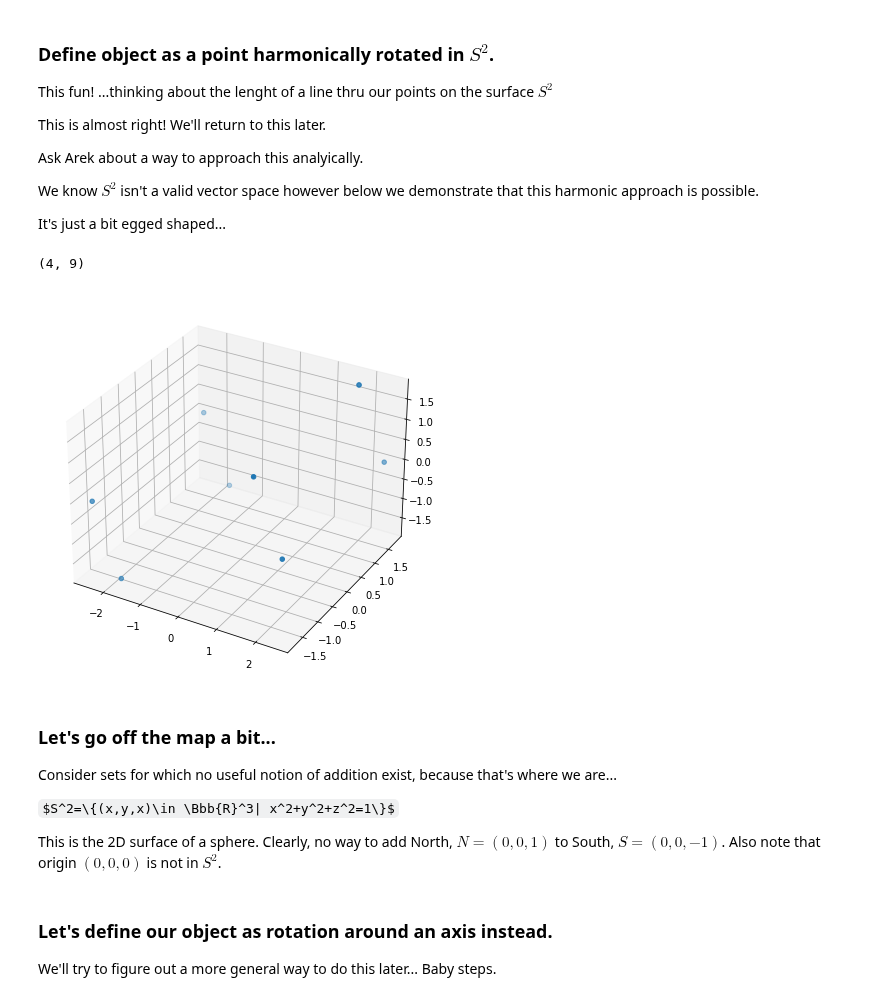
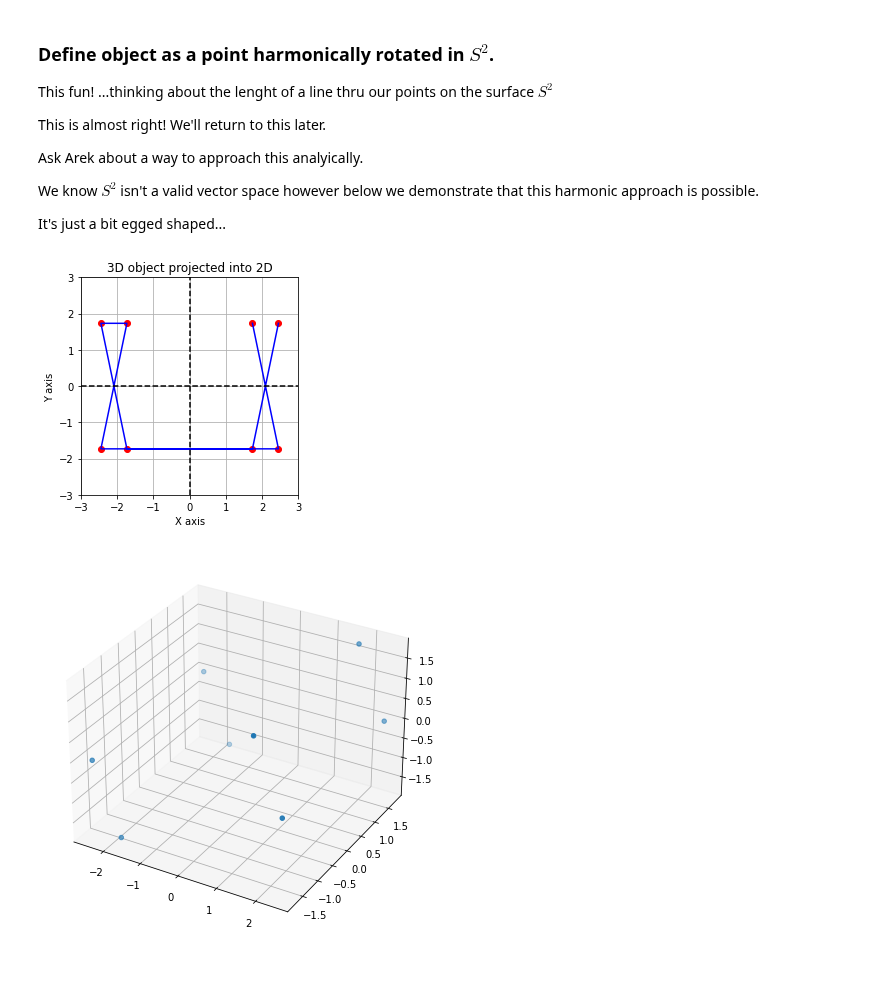
Before and after one commit to fractalclockwork/Math725, a Jupyter notebook: Projects/HarmonicPolytopes.ipynb, the cells around one changed output. Cells and saved outputs as stored; diff of their text form; code cells hidden in the pictures; some formulas as TeX source; blank space fills up the shorter version.

```diff
--- a/Projects/HarmonicPolytopes.ipynb
+++ b/Projects/HarmonicPolytopes.ipynb
@@ -51,18 +54,26 @@ def rot(thetaX,thetaY, thetaZ):
 # %%
-# Manually define a cube by the point on each face
+# Manually define a cube by the points on each face
 D = np.matrix(([[1,-1,-1, 1,1,  1,-1,-1, 1,  1, 1,-1,-1, -1,-1, 1, 1],\
                 [1, 1,-1,-1,1,  1, 1,-1,-1,  1, 1, 1, 1, -1,-1,-1,-1],\
                 [1, 1, 1, 1,1, -1,-1,-1,-1, -1, 1, 1,-1, -1, 1, 1,-1],\
                 [1, 1, 1, 1,1,  1, 1, 1, 1,  1, 1, 1, 1,  1, 1, 1, 1]]))
 
+# Another manual way.
+D = np.matrix([ \
+               [1,1,1,1], \
+               [1,1,-1,1], [1,-1,-1,1],[1,-1,1,1], \
+               [-1,-1,1,1],[-1,-1,-1,1], [-1,1,-1,1],[-1,1,1,1],  [1,1,1,1]\
+              ]).T
+
 # Let's do a projection for the sake of visualization.
 # Look Ma, I do Maths!
 d = 10 # distance of projection
 P = np.matrix([[1,0,0,0],[0,1,0,0],[0,0,0,0],[0,0,-1/d,1]])
+P= np.eye(4)
 
 # do a rotatation and projection
 phi = 2*np.pi/8
-T = rot(phi,phi/2,0)
+T = rot(phi,phi/4,0)
 M = P*(T*D)
 H = M[3]
 N = np.divide(M,H)[0:2] # normalize
@@ -71,4 +82,10 @@ N = np.divide(M,H)[0:2] # normalize
 x,=N[0].tolist()
 y,=N[1].tolist()
 plain_plot(x,y)
+
+display(M)
+x,=M[0].tolist(); y,=M[1].tolist(); z,=M[2].tolist();
+fig = plt.figure(figsize = (10, 7))
+ax = plt.axes(projection ="3d")
+ax.scatter3D(x, y, z);
 # %% [output]
@@ -75,0 +176,8 @@ plain_plot(x,y)
+# %%
+theta, phi, l = sym.symbols('theta phi l')
+theta = 2*sym.pi/4
+phi = 2*sym.pi/8
+c= I
+
+p=Matrix([c * sqrt(1-cos(theta)**2) **l * sym.exp(I*l*phi) for l in range(8)]).T
+display(p) # nice! This ought to look familar from the polygon map exercise
@@ -87,38 +220,31 @@ We know $S^2$ isn't a valid vector space however below we demonstrate that this
 It's just a bit egged shaped...
 # %%
 # Now let's define our object as a point harmonically rotated
-D = np.sqrt(3)*np.matrix([1,1,1,1]).T
+# Okay these points aren't evely spaced, proof of concept
+# Legendre provides a thoery and Haversine a test
+n=8;
+D = np.matrix([np.sqrt(3),np.sqrt(3),np.sqrt(3),1]).T
 P = np.eye(4) # use Indentity Projection
 
-#generate our object harmonically
-n=8;
-phi_s = 4*np.pi/n;
-rho_s = phi_s/2 #phi and rho step
+#phi and rho step
+phi_s = 4*np.pi/8;
+rho_s = 4*np.pi/(2*8)
+
 M = D # define our initial point
-for i in range(n):
+for i in range(1,n):
     phi = i*phi_s
     rho = i*rho_s
     T = rot(phi,rho,0)
     M = np.append(M, P*(T*D), axis=1)
-display(np.shape(M))
+
 # normalize
 H = M[3]; N = np.divide(M,H)[0:2];
+x,=N[0].tolist(); y,=N[1].tolist(); plain_plot(x,y)
 
 x,=M[0].tolist(); y,=M[1].tolist(); z,=M[2].tolist();
 fig = plt.figure(figsize = (10, 7))
 ax = plt.axes(projection ="3d")
 ax.scatter3D(x, y, z);
 # %% [output]
-(4, 9)
-[figure, old version]
+[figure, new version]
+[figure, added]
-# %% [markdown]
-### Let's go off the map a bit...
-Consider sets for which no useful notion of addition exist, because that's where we are...
-
-$S^2=\{(x,y,x)\in \Bbb{R}^3| x^2+y^2+z^2=1\}$
-
-This is the 2D surface of a sphere. Clearly, no way to add North, $N=(0,0,1)$ to South, $S=(0,0,-1)$.  Also note that origin $(0,0,0)$ is not in $S^2$.
-# %% [markdown]
-### Let's define our object as rotation around an axis instead.
-
-We'll try to figure out a more general way to do this later...  Baby steps.
```
Also changed, not shown: parts of 15 cells of this notebook, 1 other file.
